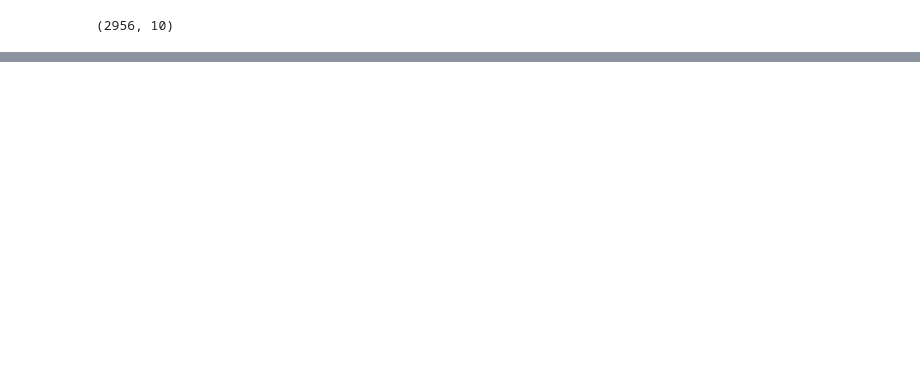
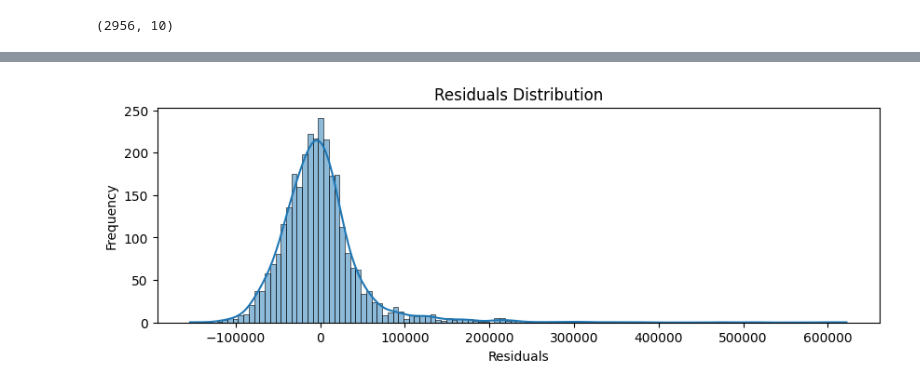
Before and after one commit to fiqrioemry/used_car_regression, a Jupyter notebook: used_car_prediction.ipynb, the cells around one changed output, grey strips where cells are left out. Drawn from its saved outputs; the diff is of its cells as text; code cells hidden in the pictures; blank space fills up the shorter version.

Commit message:
adding modeling part

```diff
--- a/used_car_prediction.ipynb
+++ b/used_car_prediction.ipynb
@@ -398,0 +680,8 @@ df.shape
+# %%
+transformed_columns = (
+    preprocessor.named_transformers_['onehot'].get_feature_names_out(column_one_hot).tolist() +  # Correct name
+    preprocessor.named_transformers_['binary'].get_feature_names_out(column_binary).tolist() +  # Binary encoded
+    column_scaler  # Numerical columns remain unchanged
+)
+
+print(len(transformed_columns))
@@ -398,0 +690,4 @@ df.shape
+# %%
+x_transformed_df= pd.DataFrame(X_preprocessed, columns=transformed_columns)
+
+x_transformed_df
@@ -398,0 +712,6 @@ df.shape
+# %%
+x_linear_regression = sm.add_constant(x_transformed_df)
+# %%
+# OLS Models
+sm_lm_ols = sm.OLS(y, x_linear_regression)
+result_ols = sm_lm_ols.fit()
@@ -398,0 +738,13 @@ df.shape
+# %%
+#1. Analisis Residual
+residuals = result_ols.resid
+
+# Plot residual
+plt.figure(figsize=(10, 3))
+sns.histplot(residuals, kde=True)
+plt.title('Residuals Distribution')
+plt.xlabel('Residuals')
+plt.ylabel('Frequency')
+plt.show()
+# %% [output]
+[figure, added]
```
Also changed, not shown: parts of 41 cells of this notebook, 1 other file.
